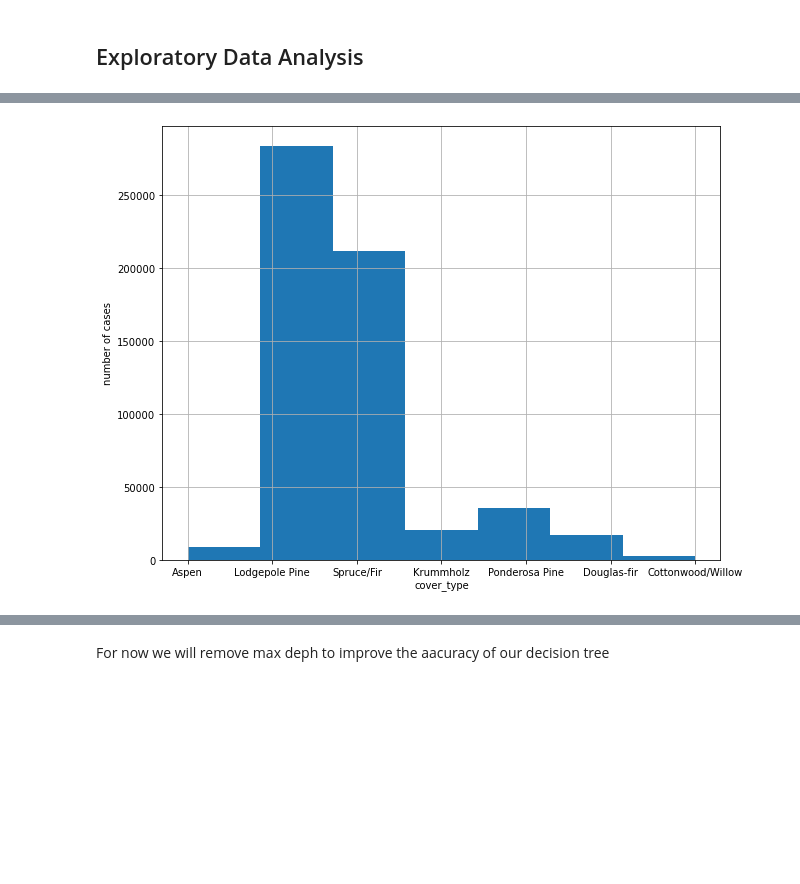
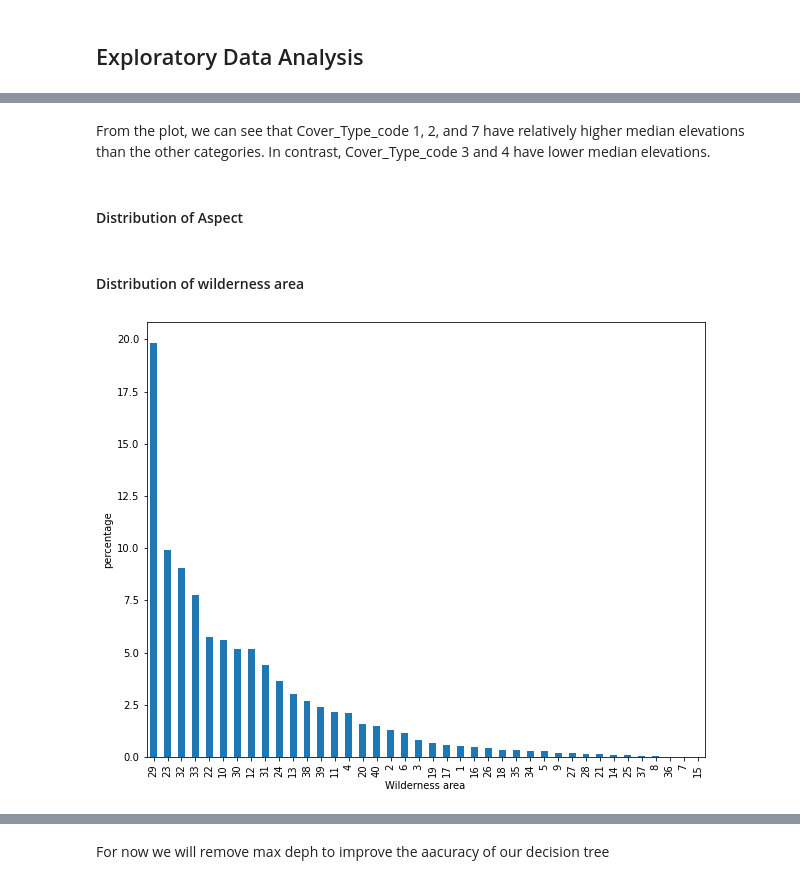
Before and after one commit to monica-navas-m/Machine-Learning, a Jupyter notebook: Notebook Python.ipynb, the cells around one changed output, grey strips where cells are left out. Saved outputs shown, nothing was run; the diff lists cells and outputs as text; code cells hidden in the pictures; blank space fills up the shorter version.

```diff
--- a/Notebook Python.ipynb
+++ b/Notebook Python.ipynb
@@ -317,12 +316,19 @@ df1
+# %% [markdown]
+From the plot, we can see that Cover_Type_code 1, 2, and 7 have relatively higher median elevations than the other categories. In contrast, Cover_Type_code 3 and 4 have lower median elevations.
+# %% [markdown]
+#### Distribution of Aspect
+# %% [markdown]
+#### Distribution of wilderness area
 # %%
-# plot a histogram of the 'cover type description' column
+# plot a histogram of the distribution'cover type description' column
 plt.figure(figsize=(10, 8))
+percentage = df1['Soil type code'].value_counts(normalize=True) * 100
+# create a bar plot of the percentages of each unique value in the 'Wilderness area description' column
+percentage.plot(kind='bar')
+# display the plot
+plt.xlabel('Wilderness area')
+plt.ylabel('percentage')
 
-df1['cover type description'].hist(bins=7)
-
-# display the plot
-plt.xlabel('cover_type')
-plt.ylabel('number of cases')
 plt.show()
 # %% [output]
-[figure, old version]
+[figure, new version]
```
Also changed, not shown: parts of 73 cells of this notebook.
